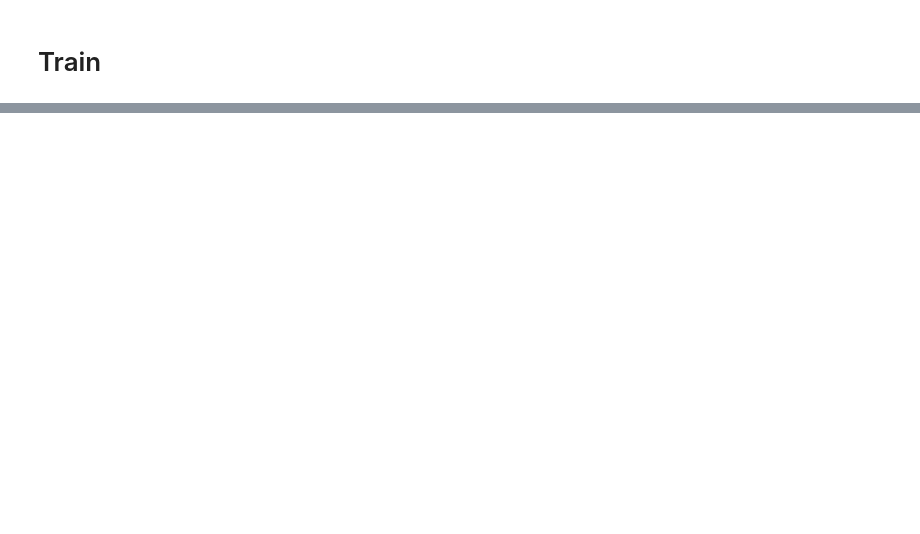
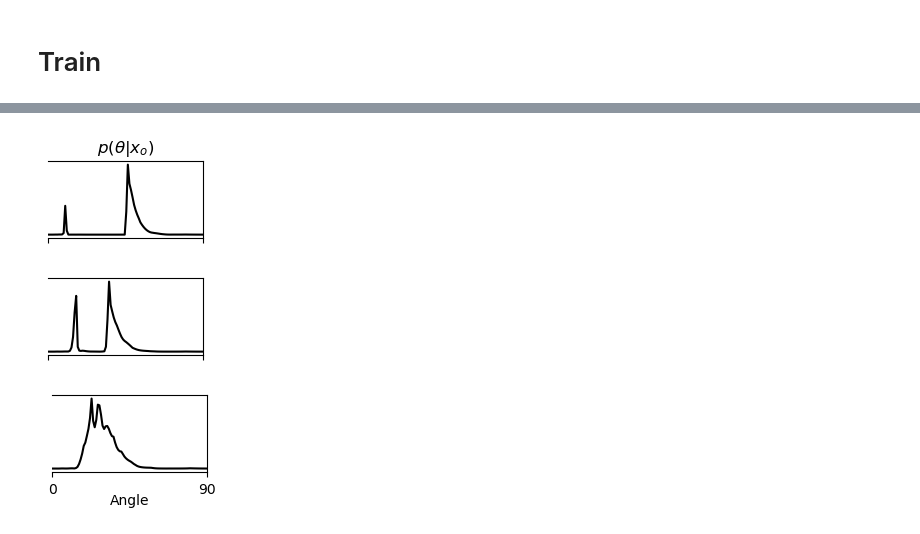
Before and after one commit to jakobdammann/sbi-scientific-ml, a Jupyter notebook: code/tutorial_examples/01_create_figure.ipynb, the cells around one changed output, grey strips where cells are left out. Saved outputs shown, nothing was run; the diff lists cells and outputs as text; code cells hidden in the pictures; blank space fills up the shorter version.

```diff
--- a/code/tutorial_examples/01_create_figure.ipynb
+++ b/code/tutorial_examples/01_create_figure.ipynb
@@ -135,28 +135,27 @@ posterior = inference.build_posterior()
 # %%
 x_os = [13, 15, 16]
 x_axis = torch.linspace(0, 90, 100)
 for i, x_o_val in enumerate(x_os):
     x_o = as_tensor([[x_o_val]])
     #     samples = posterior.sample((100_000,), x=x_o)
     probs = torch.exp(posterior.log_prob(x_axis.unsqueeze(1), x=x_o))
 
-    with mpl.rc_context(fname="../../.matplotlibrc"):
-        fig, ax = plt.subplots(1, 1, figsize=(1, 0.5))
-        #         _ = ax.hist(samples.numpy(), range=[0, 90], bins=100, histtype="step", color="k")
-        _ = ax.plot(x_axis, probs.numpy(), color="k")
-        _ = ax.set_xlim([0, 90])
-        _ = ax.set_xticks([0, 90])
-        _ = ax.spines["left"].set_visible(False)
-        _ = ax.set_yticks([])
-        if i == len(x_os) - 1:
-            _ = ax.set_xlabel("Angle", labelpad=-2)
-        else:
-            _ = ax.set_xticklabels([])
+    fig, ax = plt.subplots(1, 1, figsize=(2*1, 2*0.5))
+    #         _ = ax.hist(samples.numpy(), range=[0, 90], bins=100, histtype="step", color="k")
+    _ = ax.plot(x_axis, probs.numpy(), color="k")
+    _ = ax.set_xlim([0, 90])
+    _ = ax.set_xticks([0, 90])
+    _ = ax.spines["left"].set_visible(False)
+    _ = ax.set_yticks([])
+    if i == len(x_os) - 1:
+        _ = ax.set_xlabel("Angle", labelpad=-2)
+    else:
+        _ = ax.set_xticklabels([])
 
-        if i == 0:
-            ax.set_title(r"$p(\theta | x_o)$")
-        plt.savefig(f"svg/panel_c_{i}.svg", bbox_inches="tight", transparent=True)
-        plt.savefig(
-            f"png/panel_c_{i}.png", dpi=300, bbox_inches="tight", transparent=True
-        )
-        plt.show()
+    if i == 0:
+        ax.set_title(r"$p(\theta | x_o)$")
+    plt.show()
+# %% [output]
+[figure, added]
+[figure, added]
+[figure, added]
```
Also changed, not shown: parts of 7 cells of this notebook, 19 other files.
